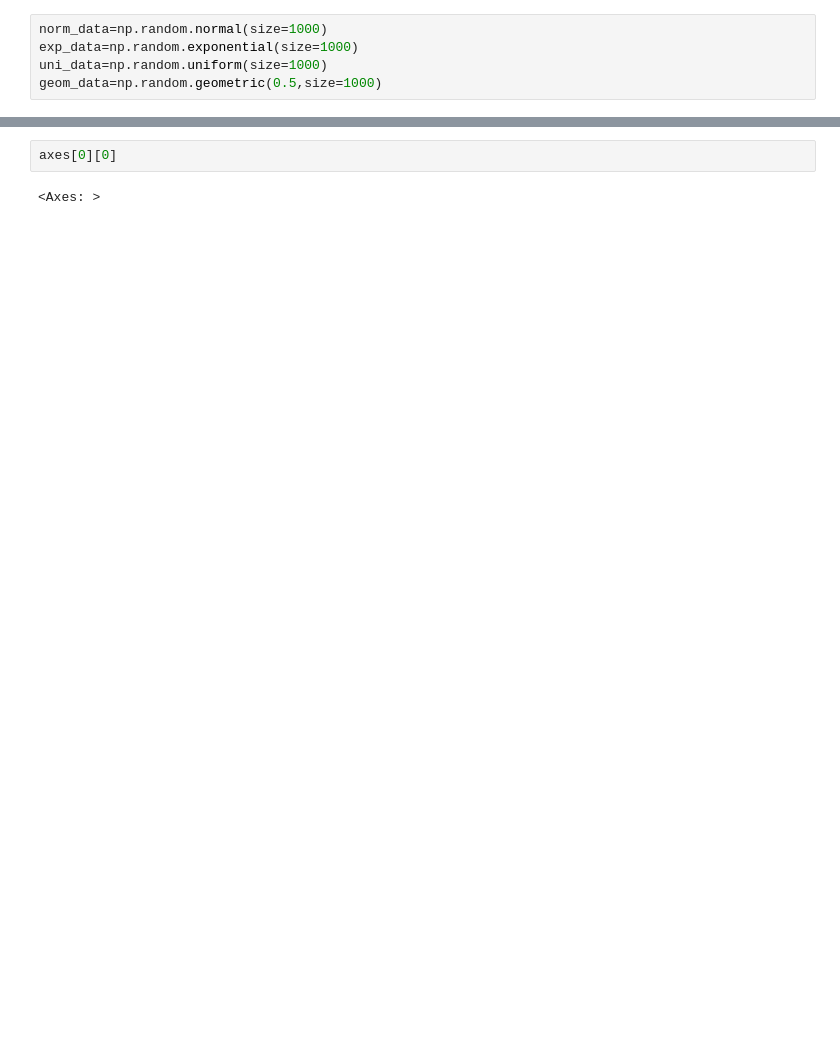
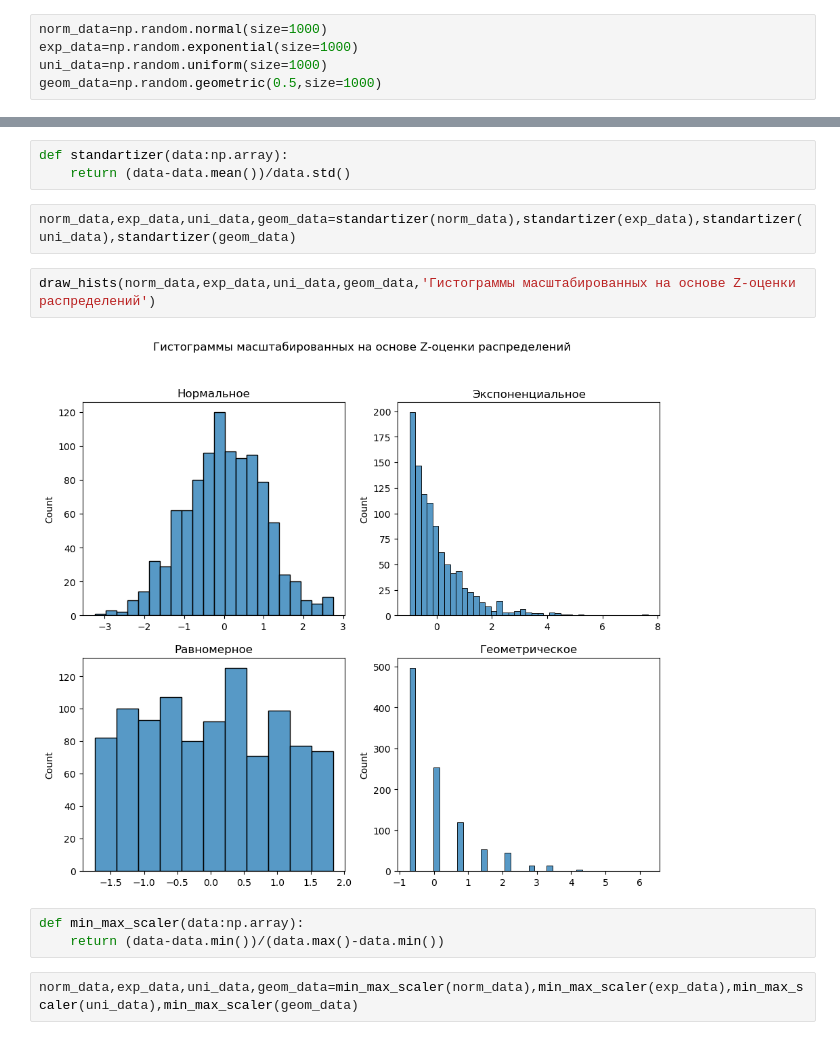
Before and after one commit to BombasticFantastik/DataScience-2024-SFU-Work5, a Jupyter notebook: Pract5.ipynb, the cells around one changed output, grey strips where cells are left out. Saved outputs shown, nothing was run; the diff lists cells and outputs as text; blank space fills up the shorter version.

```diff
--- a/Pract5.ipynb
+++ b/Pract5.ipynb
@@ -27,4 +35,14 @@ Text(0.5, 1.0, 'Геометрическое')
+# %%
+def standartizer(data:np.array):
+    return (data-data.mean())/data.std()
 # %%
-axes[0][0]
+norm_data,exp_data,uni_data,geom_data=standartizer(norm_data),standartizer(exp_data),standartizer(uni_data),standartizer(geom_data)
-# %% [output]
-<Axes: >
+# %%
+draw_hists(norm_data,exp_data,uni_data,geom_data,'Гистограммы масштабированных на основе Z-оценки распределений')
+# %% [output]
+[figure, added]
+# %%
+def min_max_scaler(data:np.array):
+    return (data-data.min())/(data.max()-data.min())
+# %%
+norm_data,exp_data,uni_data,geom_data=min_max_scaler(norm_data),min_max_scaler(exp_data),min_max_scaler(uni_data),min_max_scaler(geom_data)
```
Also changed, not shown: parts of 20 cells of this notebook, 2 other files.
